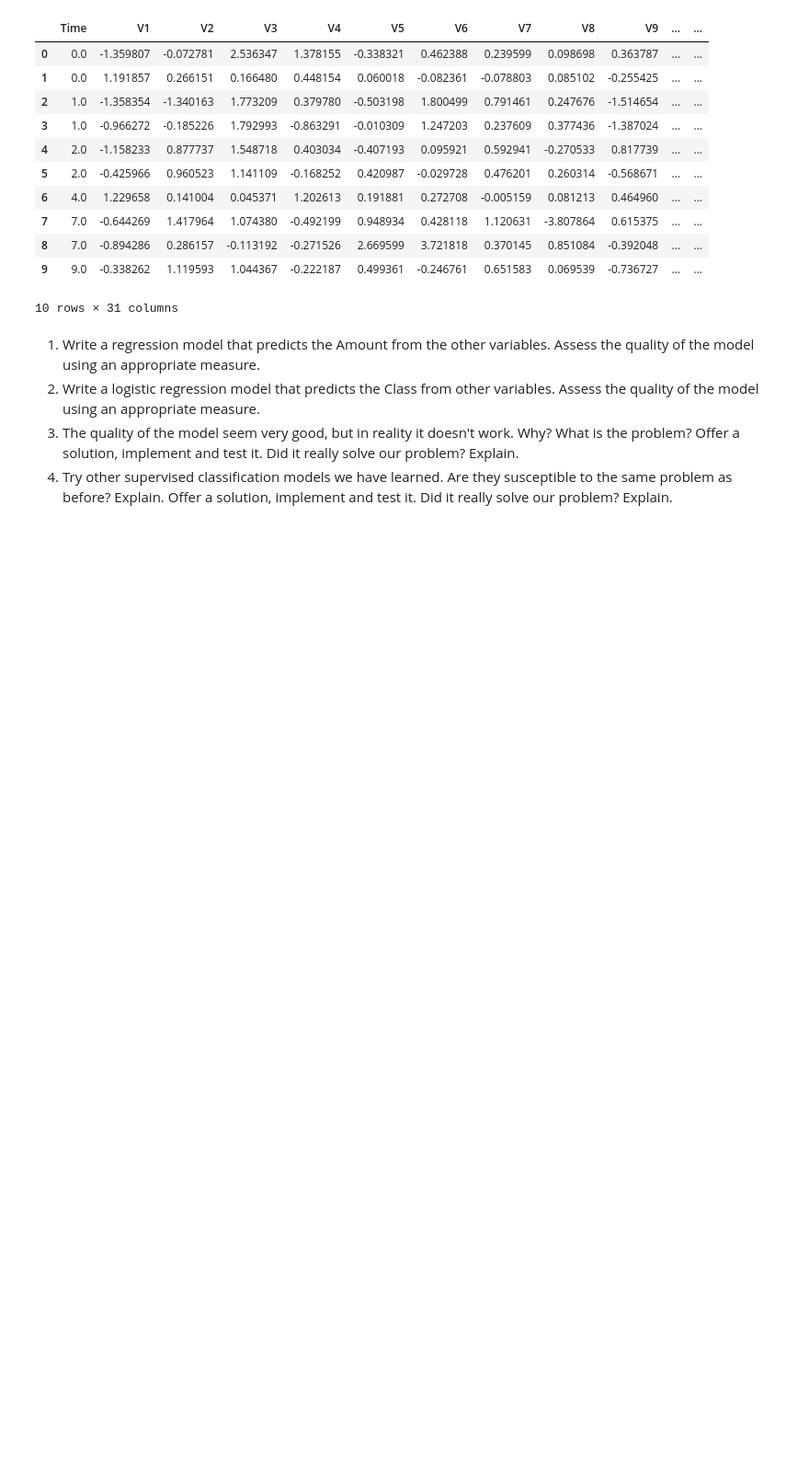
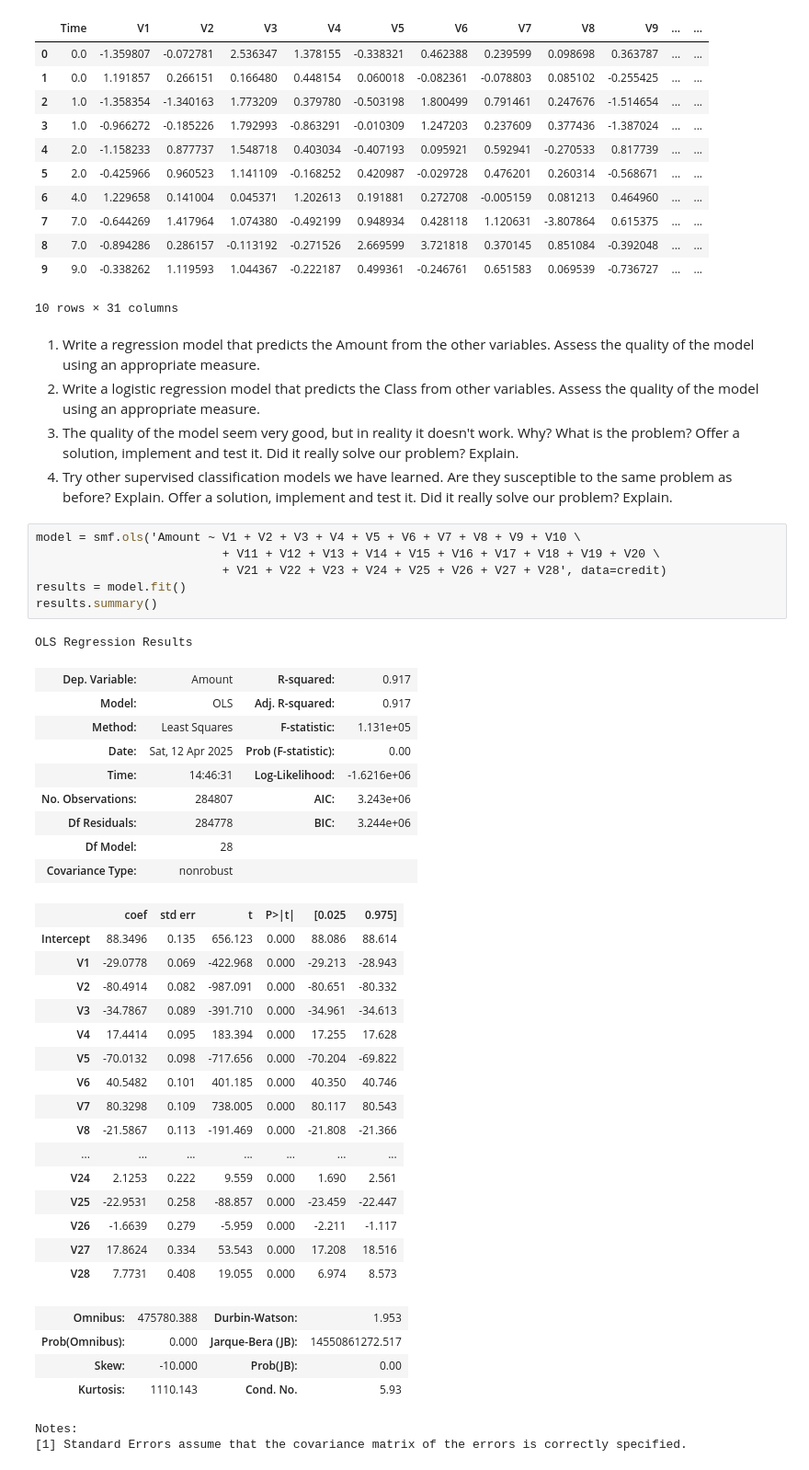
Before and after one commit to kaygun/MYZ309E, a Jupyter notebook: HWs/HW2.ipynb, the cells around one changed output. Shown at 92% size. Drawn from its saved outputs; the diff is of its cells as text; blank space fills up the shorter version.

```diff
--- a/HWs/HW2.ipynb
+++ b/HWs/HW2.ipynb
@@ -118,3 +254,42 @@ credit.head(10)
 2. Write a logistic regression model that predicts the Class from other variables. Assess the quality of the model using an appropriate measure.
 3. The quality of the model seem very good, but in reality it doesn't work. Why? What is the problem? Offer a solution, implement and test it. Did it really solve our problem? Explain.
 4. Try other supervised classification models we have learned. Are they susceptible to the same problem as before? Explain. Offer a solution, implement and test it. Did it really solve our problem? Explain.
+# %%
+model = smf.ols('Amount ~ V1 + V2 + V3 + V4 + V5 + V6 + V7 + V8 + V9 + V10 \
+                          + V11 + V12 + V13 + V14 + V15 + V16 + V17 + V18 + V19 + V20 \
+                          + V21 + V22 + V23 + V24 + V25 + V26 + V27 + V28', data=credit)
+results = model.fit()
+results.summary()
+# %% [output]
+OLS Regression Results
+| Dep. Variable: | Amount | R-squared: | 0.917 |
+| Model: | OLS | Adj. R-squared: | 0.917 |
+| Method: | Least Squares | F-statistic: | 1.131e+05 |
+| Date: | Sat, 12 Apr 2025 | Prob (F-statistic): | 0.00 |
+| Time: | 14:46:31 | Log-Likelihood: | -1.6216e+06 |
+| No. Observations: | 284807 | AIC: | 3.243e+06 |
+| Df Residuals: | 284778 | BIC: | 3.244e+06 |
+| Df Model: | 28 |  |  |
+| Covariance Type: | nonrobust |  |  |
+|  | coef | std err | t | P>|t| | [0.025 | 0.975] |
+| Intercept | 88.3496 | 0.135 | 656.123 | 0.000 | 88.086 | 88.614 |
+| V1 | -29.0778 | 0.069 | -422.968 | 0.000 | -29.213 | -28.943 |
+| V2 | -80.4914 | 0.082 | -987.091 | 0.000 | -80.651 | -80.332 |
+| V3 | -34.7867 | 0.089 | -391.710 | 0.000 | -34.961 | -34.613 |
+| V4 | 17.4414 | 0.095 | 183.394 | 0.000 | 17.255 | 17.628 |
+| V5 | -70.0132 | 0.098 | -717.656 | 0.000 | -70.204 | -69.822 |
+| V6 | 40.5482 | 0.101 | 401.185 | 0.000 | 40.350 | 40.746 |
+| V7 | 80.3298 | 0.109 | 738.005 | 0.000 | 80.117 | 80.543 |
+| V8 | -21.5867 | 0.113 | -191.469 | 0.000 | -21.808 | -21.366 |
+| ... | ... | ... | ... | ... | ... | ... |
+| V24 | 2.1253 | 0.222 | 9.559 | 0.000 | 1.690 | 2.561 |
+| V25 | -22.9531 | 0.258 | -88.857 | 0.000 | -23.459 | -22.447 |
+| V26 | -1.6639 | 0.279 | -5.959 | 0.000 | -2.211 | -1.117 |
+| V27 | 17.8624 | 0.334 | 53.543 | 0.000 | 17.208 | 18.516 |
+| V28 | 7.7731 | 0.408 | 19.055 | 0.000 | 6.974 | 8.573 |
+| Omnibus: | 475780.388 | Durbin-Watson: | 1.953 |
+| Prob(Omnibus): | 0.000 | Jarque-Bera (JB): | 14550861272.517 |
+| Skew: | -10.000 | Prob(JB): | 0.00 |
+| Kurtosis: | 1110.143 | Cond. No. | 5.93 |
+Notes:
+[1] Standard Errors assume that the covariance matrix of the errors is correctly specified.
```
Also changed, not shown: parts of 35 cells of this notebook.
